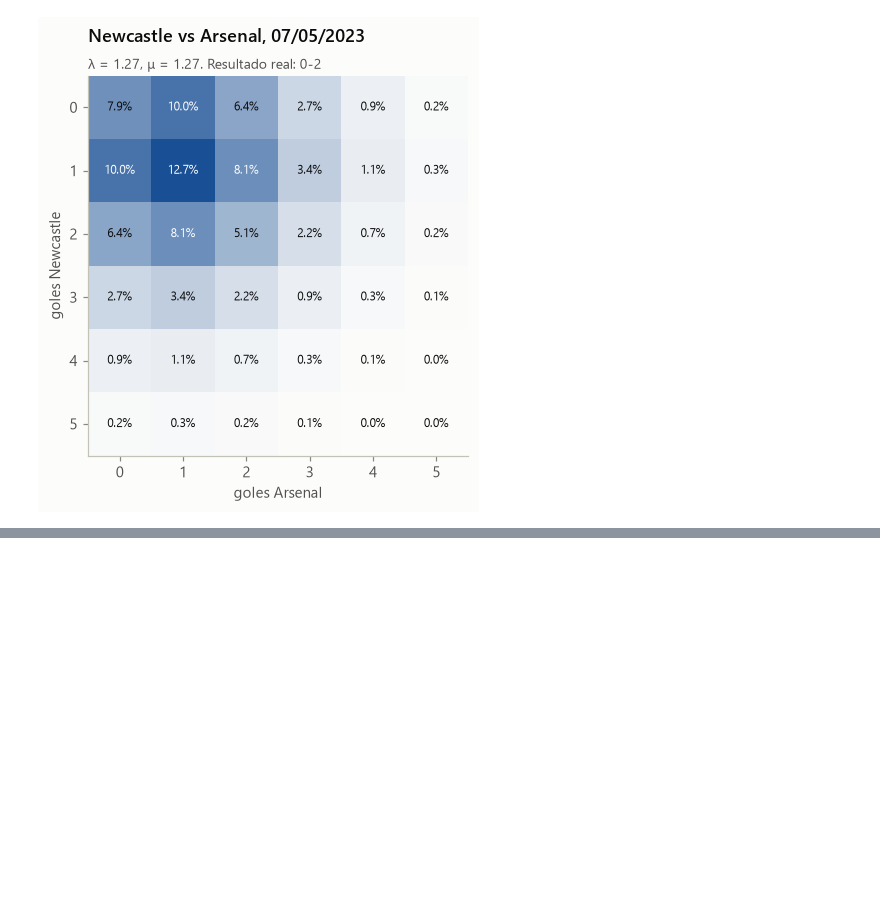
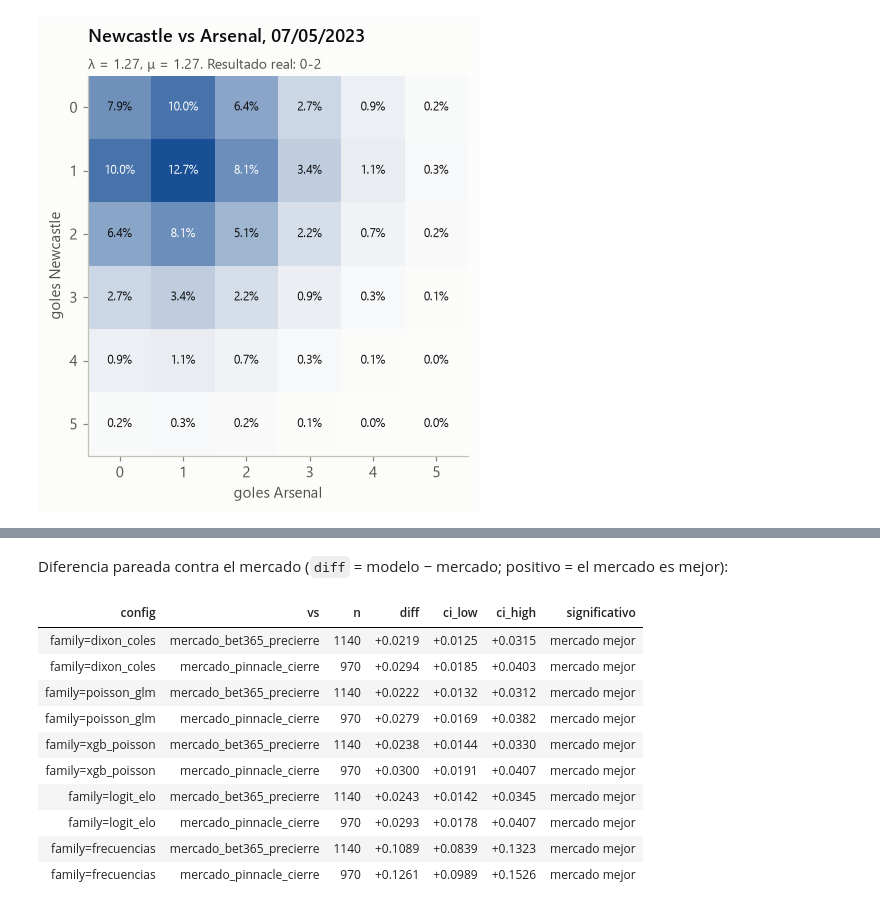
Before and after one commit to IgnacioGil23/futbol-predict, a Jupyter notebook: notebooks/03_modelo.ipynb, the cells around one changed output, grey strips where cells are left out. Saved outputs shown, nothing was run; the diff lists cells and outputs as text; code cells hidden in the pictures; blank space fills up the shorter version.

```diff
--- a/notebooks/03_modelo.ipynb
+++ b/notebooks/03_modelo.ipynb
@@ -212,0 +264,19 @@ El test se corre una sola vez.
+# %% [markdown]
+Diferencia pareada contra el mercado (`diff` = modelo − mercado; positivo = el mercado es mejor):
+# %%
+vm = test_vs_market.copy()
+vm["config"] = vm.config.str.split("|").str[0]
+vm["significativo"] = np.where(vm.ci_high < 0, "modelo mejor", np.where(vm.ci_low > 0, "mercado mejor", "sin diferencia clara"))
+vm.style.format({"diff": "{:+.4f}", "ci_low": "{:+.4f}", "ci_high": "{:+.4f}"}).hide(axis="index")
+# %% [output]
+| config | vs | n | diff | ci_low | ci_high | significativo |
+| family=dixon_coles | mercado_bet365_precierre | 1140 | +0.0219 | +0.0125 | +0.0315 | mercado mejor |
+| family=dixon_coles | mercado_pinnacle_cierre | 970 | +0.0294 | +0.0185 | +0.0403 | mercado mejor |
+| family=poisson_glm | mercado_bet365_precierre | 1140 | +0.0222 | +0.0132 | +0.0312 | mercado mejor |
+| family=poisson_glm | mercado_pinnacle_cierre | 970 | +0.0279 | +0.0169 | +0.0382 | mercado mejor |
+| family=xgb_poisson | mercado_bet365_precierre | 1140 | +0.0238 | +0.0144 | +0.0330 | mercado mejor |
+| family=xgb_poisson | mercado_pinnacle_cierre | 970 | +0.0300 | +0.0191 | +0.0407 | mercado mejor |
+| family=logit_elo | mercado_bet365_precierre | 1140 | +0.0243 | +0.0142 | +0.0345 | mercado mejor |
+| family=logit_elo | mercado_pinnacle_cierre | 970 | +0.0293 | +0.0178 | +0.0407 | mercado mejor |
+| family=frecuencias | mercado_bet365_precierre | 1140 | +0.1089 | +0.0839 | +0.1323 | mercado mejor |
+| family=frecuencias | mercado_pinnacle_cierre | 970 | +0.1261 | +0.0989 | +0.1526 | mercado mejor |
```
Also changed, not shown: parts of 11 cells of this notebook, 1 other file.
